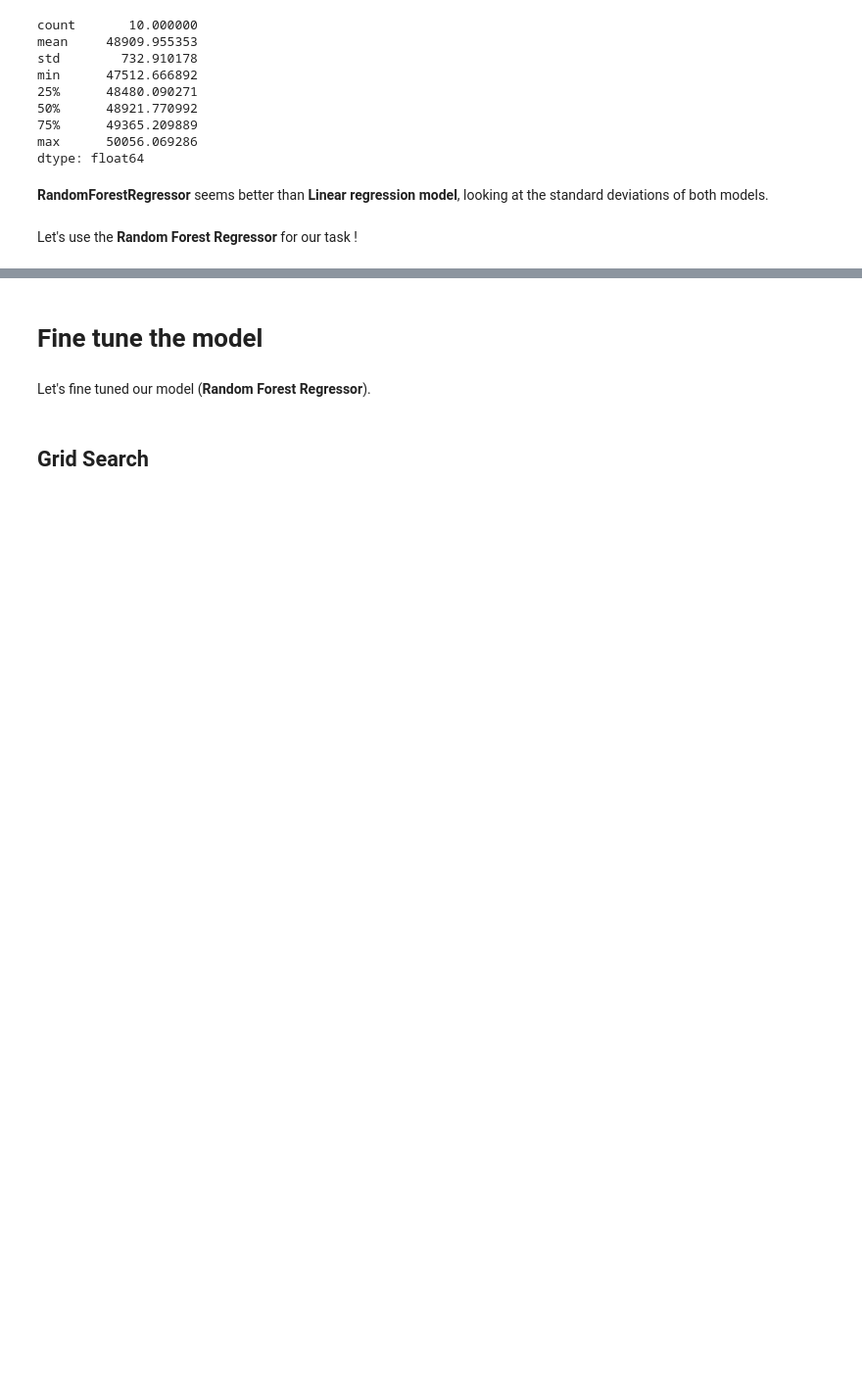
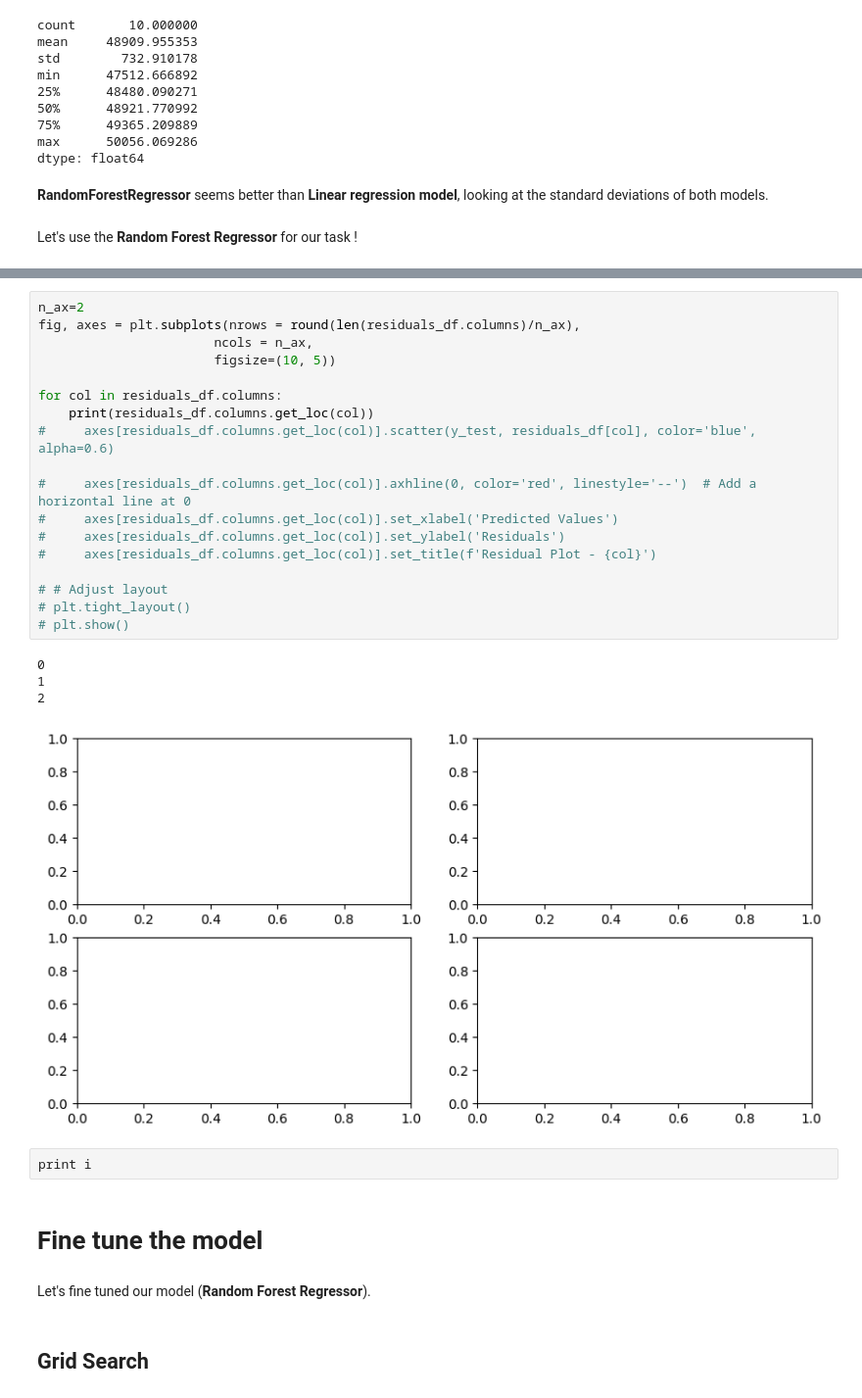
Before and after one commit to thcarole1/house_pricing_prediction, a Jupyter notebook: notebooks/Housing Price Prediction.ipynb, the cells around one changed output, grey strips where cells are left out. Shown at 98% size. Cells and saved outputs as stored; diff of their text form; blank space fills up the shorter version.

```diff
--- a/notebooks/Housing Price Prediction.ipynb
+++ b/notebooks/Housing Price Prediction.ipynb
@@ -923,3 +919,28 @@ SyntaxError: Missing parentheses in call to 'print'. Did you mean print(...)? (9
+# %%
+n_ax=2
+fig, axes = plt.subplots(nrows = round(len(residuals_df.columns)/n_ax),
+                       ncols = n_ax,
+                       figsize=(10, 5))
+
+for col in residuals_df.columns:
+    print(residuals_df.columns.get_loc(col))
+#     axes[residuals_df.columns.get_loc(col)].scatter(y_test, residuals_df[col], color='blue', alpha=0.6)
+
+#     axes[residuals_df.columns.get_loc(col)].axhline(0, color='red', linestyle='--')  # Add a horizontal line at 0
+#     axes[residuals_df.columns.get_loc(col)].set_xlabel('Predicted Values')
+#     axes[residuals_df.columns.get_loc(col)].set_ylabel('Residuals')
+#     axes[residuals_df.columns.get_loc(col)].set_title(f'Residual Plot - {col}')
+
+# # Adjust layout
+# plt.tight_layout()
+# plt.show()
+# %% [output]
+0
+1
+2
+[figure, added]
+# %%
+print i
 # %% [markdown]
 # Fine tune the model
 # %% [markdown]
```
Also changed, not shown: parts of 15 cells of this notebook.
